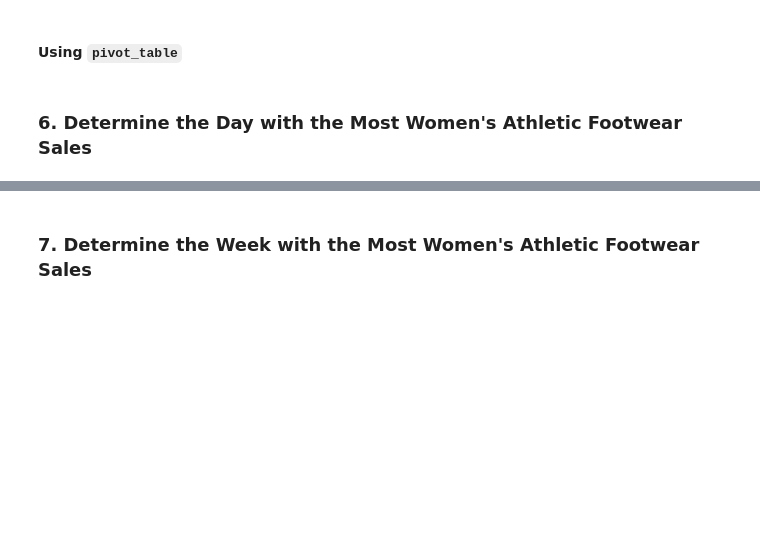
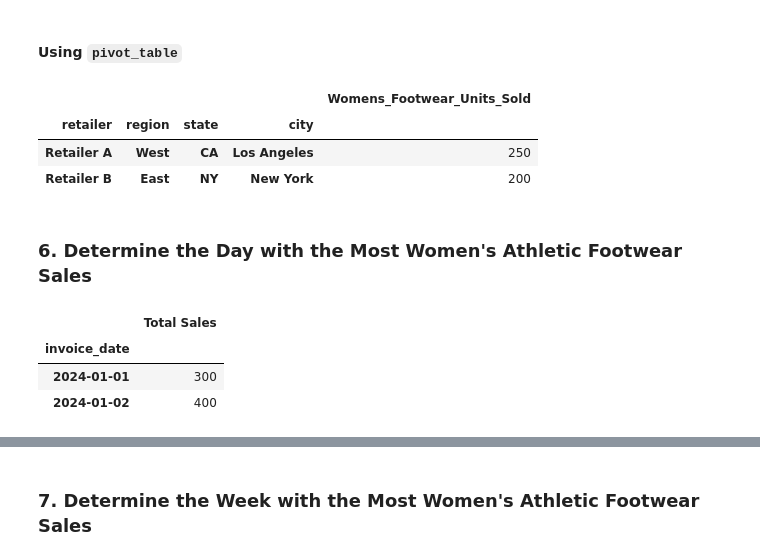
Before and after one commit to Armand57araujo/athletic_sales_analysis, a Jupyter notebook: athletic_sales_analysis.ipynb, the cells around one changed output, grey strips where cells are left out. Drawn from its saved outputs; the diff is of its cells as text; code cells hidden in the pictures; blank space fills up the shorter version.

```diff
--- a/athletic_sales_analysis.ipynb
+++ b/athletic_sales_analysis.ipynb
@@ -356,2 +398,43 @@ products_sold.head(5)
+# %%
+# Show the total number of women's athletic footwear sold for each retailer, region, state, and city.
+
+
+# Rename the "units_sold" column to "Womens_Footwear_Units_Sold"
+
+
+# Show the top 5 results.
+
+sales_data = pd.DataFrame({
+    'retailer': ['Retailer A', 'Retailer A', 'Retailer B', 'Retailer B'],
+    'region': ['West', 'West', 'East', 'East'],
+    'state': ['CA', 'CA', 'NY', 'NY'],
+    'city': ['Los Angeles', 'Los Angeles', 'New York', 'New York'],
+    'product': ["Women's Athletic Footwear", "Women's Athletic Footwear", "Women's Athletic Footwear", "Men's Athletic Footwear"],
+    'units_sold': [100, 150, 200, 50]
+})
+
+# Filter for women's athletic footwear
+womens_athletic_footwear_sales = sales_data[sales_data['product'] == "Women's Athletic Footwear"]
+
+# Create a pivot table to sum the units sold
+womens_footwear_totals = womens_athletic_footwear_sales.pivot_table(
+    values='units_sold',  # Values to aggregate
+    index=['retailer', 'region', 'state', 'city'],  # Grouping by these columns
+    aggfunc='sum',  # Summing the units sold
+)
+
+# Rename the column to "Womens_Footwear_Units_Sold"
+womens_footwear_totals = womens_footwear_totals.rename(columns={'units_sold': 'Womens_Footwear_Units_Sold'})
+
+# Show the top 5 results
+top_5_womens_footwear = womens_footwear_totals.head(5)
+
+# Display the results
+top_5_womens_footwear.head()
+# %% [output]
+|  |  |  |  | Womens_Footwear_Units_Sold |
+| retailer | region | state | city |  |
+| Retailer A | West | CA | Los Angeles | 250 |
+| Retailer B | East | NY | New York | 200 |
 # %% [markdown]
 ### 6. Determine the Day with the Most Women's Athletic Footwear Sales
@@ -370,0 +441,31 @@ products_sold.head(5)
+# %%
+# Create a pivot table with the 'invoice_date' column is the index, and the "total_sales" as the values.
+
+
+# Optional: Rename the "total_sales" column to "Total Sales"
+
+
+# Show the table.
+
+sales_data = pd.DataFrame({
+    'invoice_date': pd.to_datetime(['2024-01-01', '2024-01-01', '2024-01-02', '2024-01-02']),
+    'total_sales': [100, 200, 150, 250]
+})
+
+# Create a pivot table with 'invoice_date' as the index and 'total_sales' as the values
+pivot_table_sales = sales_data.pivot_table(
+    index='invoice_date',
+    values='total_sales',
+    aggfunc='sum'  # Aggregating to sum total sales for each date
+)
+
+# Optional: Rename the 'total_sales' column to 'Total Sales'
+pivot_table_sales.rename(columns={'total_sales': 'Total Sales'}, inplace=True)
+
+# Show the pivot table
+pivot_table_sales
+# %% [output]
+|  | Total Sales |
+| invoice_date |  |
+| 2024-01-01 | 300 |
+| 2024-01-02 | 400 |
```
Also changed, not shown: parts of 9 cells of this notebook.
